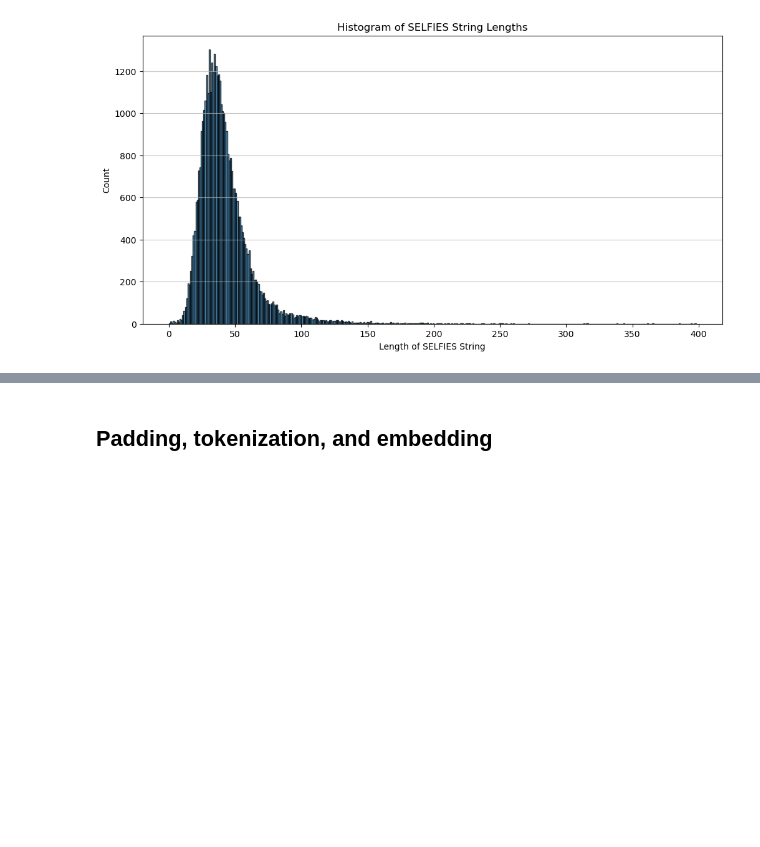
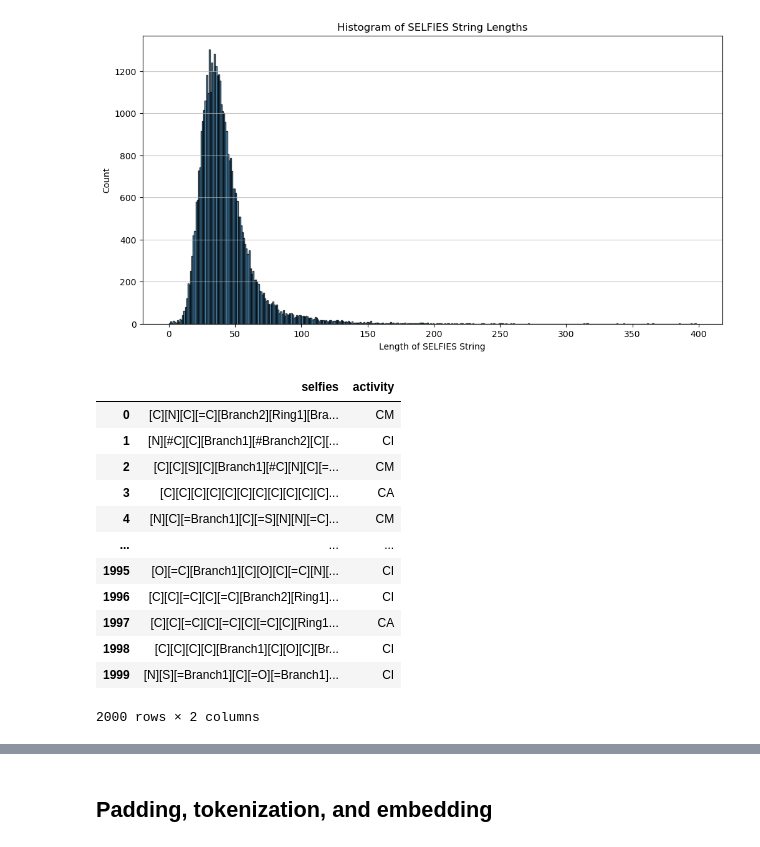
Before and after one commit to ianliu1997/C242-Final-Project, a Jupyter notebook: GNN.ipynb, the cells around one changed output, grey strips where cells are left out. Drawn from its saved outputs; the diff is of its cells as text; code cells hidden in the pictures; blank space fills up the shorter version.

```diff
--- a/GNN.ipynb
+++ b/GNN.ipynb
@@ -88,3 +88,35 @@ plt.grid(axis='y', alpha=0.75)
 plt.show()
 # %% [output]
 [figure]
+# %%
+# Separate the dataframe into three categories
+df_CI = df_sf[df_sf['activity'] == 'CI']
+df_CM = df_sf[df_sf['activity'] == 'CM']
+df_CA = df_sf[df_sf['activity'] == 'CA']
+
+# Sampling from each category
+sample_CI = df_CI.sample(n=1000, random_state=42)
+sample_CM = df_CM.sample(n=700, random_state=42)
+sample_CA = df_CA.sample(n=300, random_state=42)
+
+# Concatenate the samples back into one DataFrame
+sampled_sf = pd.concat([sample_CI, sample_CM, sample_CA])
+
+# If you want to shuffle the combined DataFrame
+sampled_sf = sampled_sf.sample(frac=1).reset_index(drop=True)
+sampled_sf = sampled_sf.drop(columns=['HIV_active'])
+sampled_sf
+# %% [output]
+|  | selfies | activity |
+| 0 | [C][N][C][=C][Branch2][Ring1][Bra... | CM |
+| 1 | [N][#C][C][Branch1][#Branch2][C][... | CI |
+| 2 | [C][C][S][C][Branch1][#C][N][C][=... | CM |
+| 3 | [C][C][C][C][C][C][C][C][C][C][C]... | CA |
+| 4 | [N][C][=Branch1][C][=S][N][N][=C]... | CM |
+| ... | ... | ... |
+| 1995 | [O][=C][Branch1][C][O][C][=C][N][... | CI |
+| 1996 | [C][C][=C][C][=C][Branch2][Ring1]... | CI |
+| 1997 | [C][C][=C][C][=C][C][=C][C][Ring1... | CA |
+| 1998 | [C][C][C][C][Branch1][C][O][C][Br... | CI |
+| 1999 | [N][S][=Branch1][C][=O][=Branch1]... | CI |
+2000 rows × 2 columns
```
Also changed, not shown: parts of 13 cells of this notebook, 1 other file.
